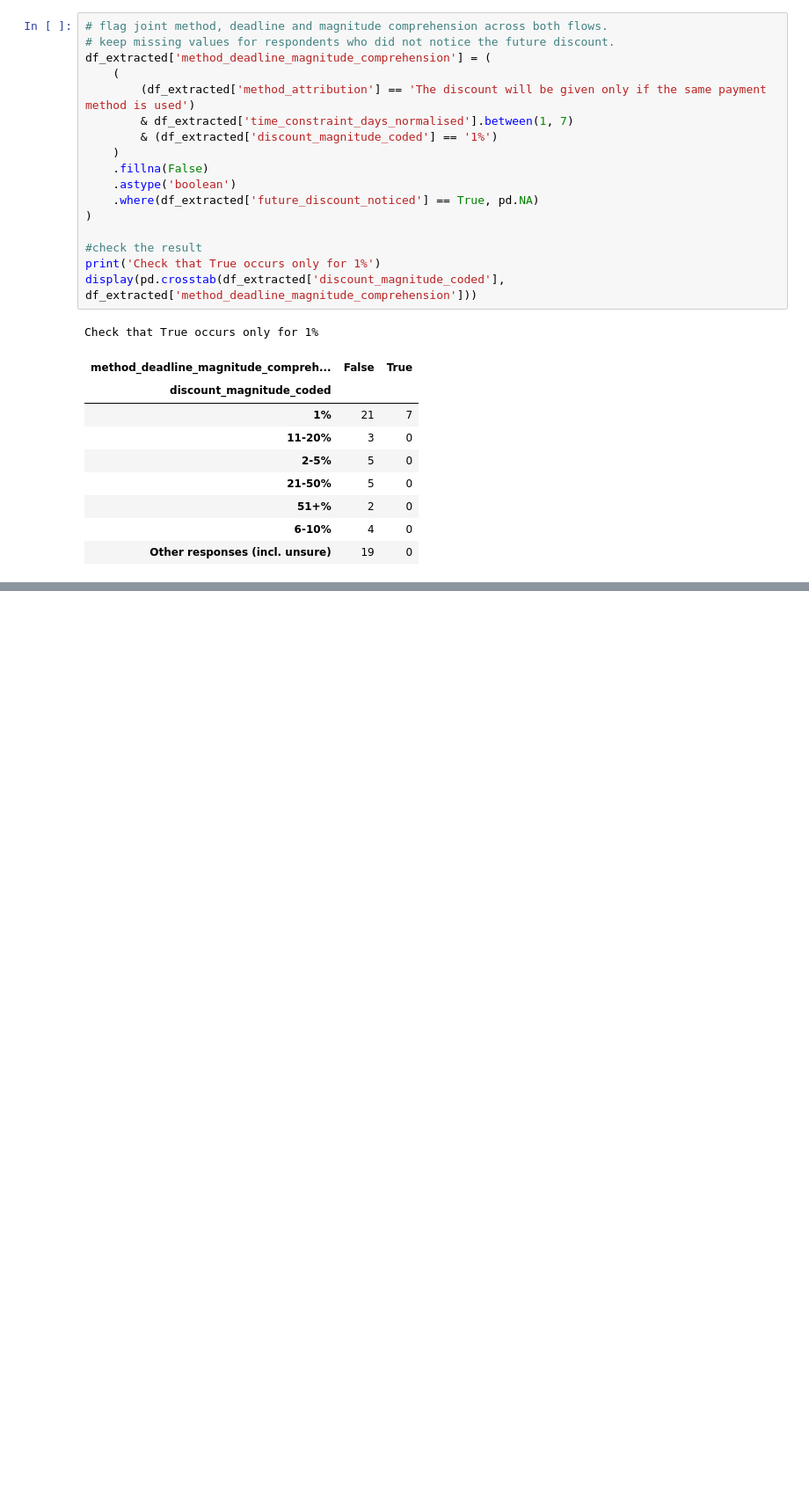
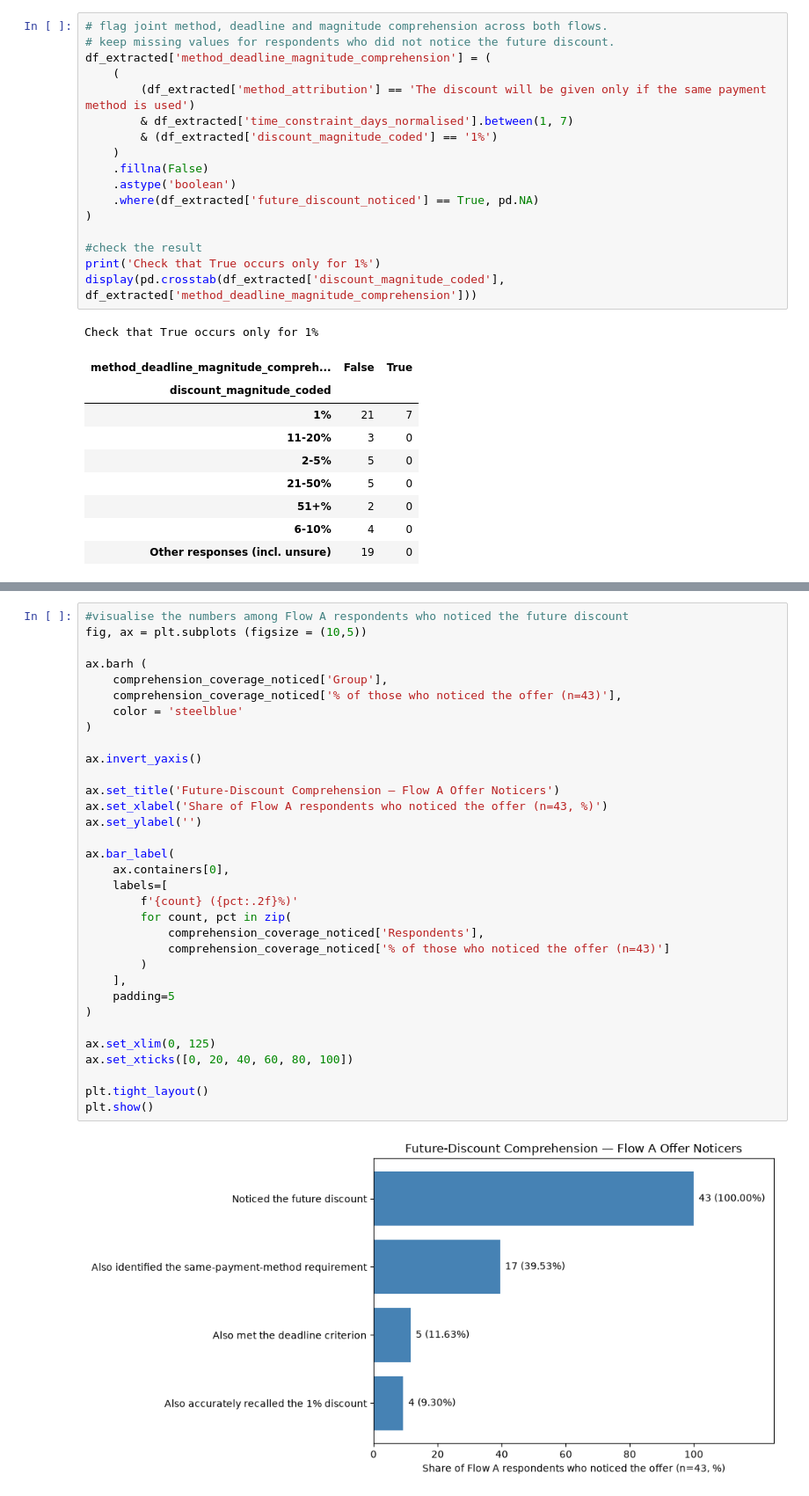
Before and after one commit to elena-kolo/payment-flow-experimentation-analysis, a Jupyter notebook: notebooks/03_prototype_analysis.ipynb, the cells around one changed output, grey strips where cells are left out. Shown at 88% size. Saved outputs shown, nothing was run; the diff lists cells and outputs as text; blank space fills up the shorter version.

```diff
--- a/notebooks/03_prototype_analysis.ipynb
+++ b/notebooks/03_prototype_analysis.ipynb
@@ -1386,0 +1528,35 @@ Only a small minority met the combined criteria for the two redemption requireme
+# %%
+#visualise the numbers among Flow A respondents who noticed the future discount
+fig, ax = plt.subplots (figsize = (10,5))
+
+ax.barh (
+    comprehension_coverage_noticed['Group'],
+    comprehension_coverage_noticed['% of those who noticed the offer (n=43)'],
+    color = 'steelblue'
+)
+
+ax.invert_yaxis()
+
+ax.set_title('Future-Discount Comprehension — Flow A Offer Noticers')
+ax.set_xlabel('Share of Flow A respondents who noticed the offer (n=43, %)')
+ax.set_ylabel('')
+
+ax.bar_label(
+    ax.containers[0],
+    labels=[
+        f'{count} ({pct:.2f}%)'
+        for count, pct in zip(
+            comprehension_coverage_noticed['Respondents'],
+            comprehension_coverage_noticed['% of those who noticed the offer (n=43)']
+        )
+    ],
+    padding=5
+)
+
+ax.set_xlim(0, 125)
+ax.set_xticks([0, 20, 40, 60, 80, 100])
+
+plt.tight_layout()
+plt.show()
+# %% [output]
+[figure, added]
```
Also changed, not shown: parts of 15 cells of this notebook.
